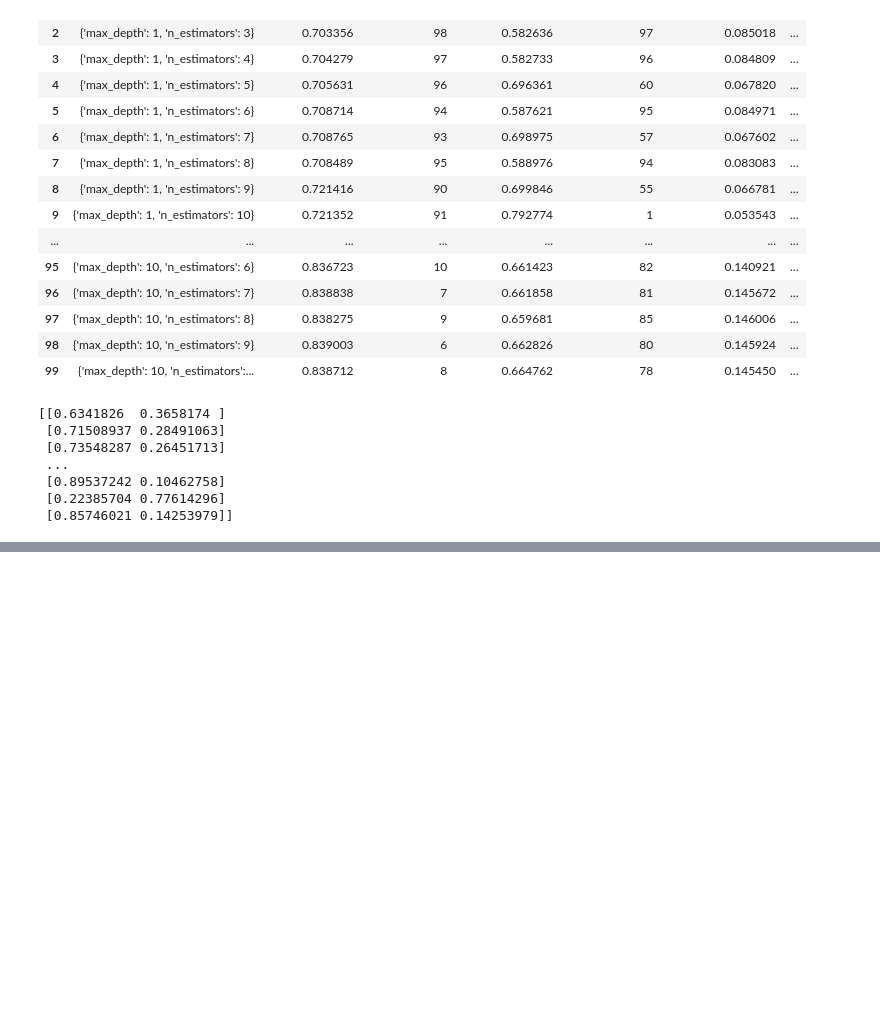
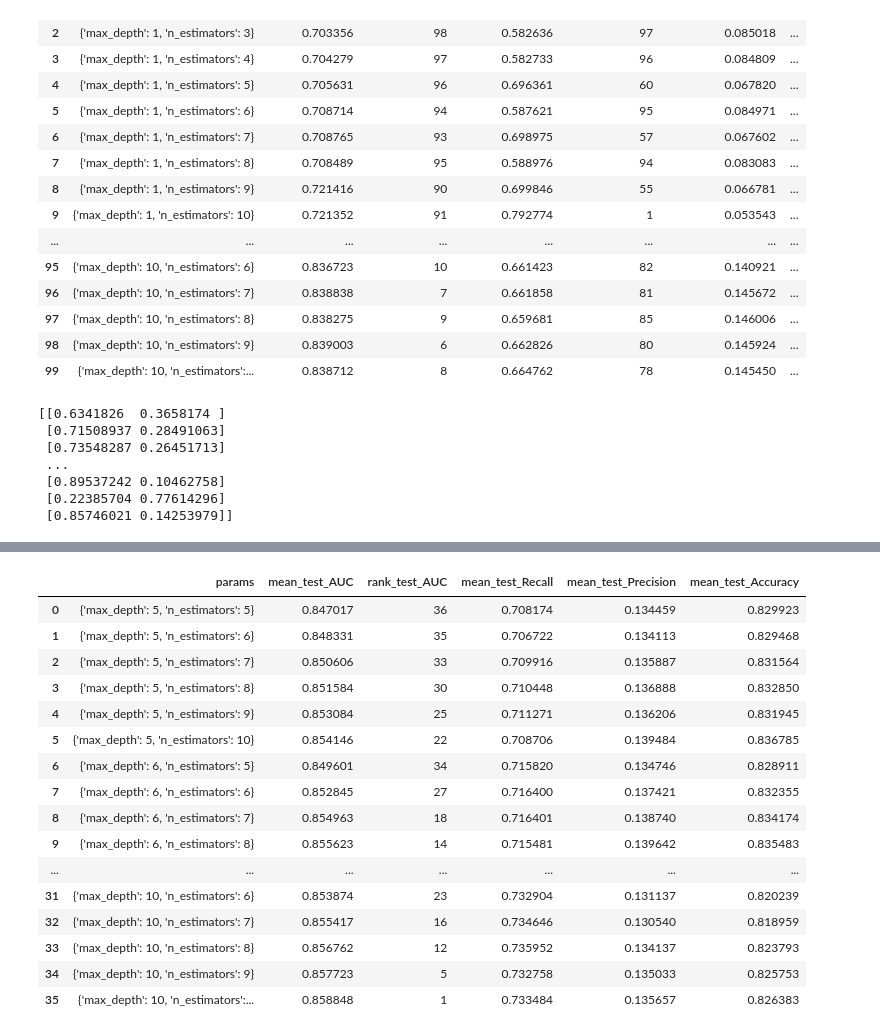
Before and after one commit to kparthan/ieee-fraud-detection, a Jupyter notebook: IEEE_Fraud_Detection.ipynb, the cells around one changed output, grey strips where cells are left out. Cells and saved outputs as stored; diff of their text form; code cells hidden in the pictures; blank space fills up the shorter version.

```diff
--- a/IEEE_Fraud_Detection.ipynb
+++ b/IEEE_Fraud_Detection.ipynb
@@ -1048,0 +1119,20 @@ print(optimal_model.feature_importances_) # note the attributes
+# %%
+grid_search_output[['params', 'mean_test_AUC', 'rank_test_AUC', 'mean_test_Recall', 'mean_test_Precision', 'mean_test_Accuracy']]
+# %% [output]
+|  | params | mean_test_AUC | rank_test_AUC | mean_test_Recall | mean_test_Precision | mean_test_Accuracy |
+| 0 | {'max_depth': 5, 'n_estimators': 5} | 0.847017 | 36 | 0.708174 | 0.134459 | 0.829923 |
+| 1 | {'max_depth': 5, 'n_estimators': 6} | 0.848331 | 35 | 0.706722 | 0.134113 | 0.829468 |
+| 2 | {'max_depth': 5, 'n_estimators': 7} | 0.850606 | 33 | 0.709916 | 0.135887 | 0.831564 |
+| 3 | {'max_depth': 5, 'n_estimators': 8} | 0.851584 | 30 | 0.710448 | 0.136888 | 0.832850 |
+| 4 | {'max_depth': 5, 'n_estimators': 9} | 0.853084 | 25 | 0.711271 | 0.136206 | 0.831945 |
+| 5 | {'max_depth': 5, 'n_estimators': 10} | 0.854146 | 22 | 0.708706 | 0.139484 | 0.836785 |
+| 6 | {'max_depth': 6, 'n_estimators': 5} | 0.849601 | 34 | 0.715820 | 0.134746 | 0.828911 |
+| 7 | {'max_depth': 6, 'n_estimators': 6} | 0.852845 | 27 | 0.716400 | 0.137421 | 0.832355 |
+| 8 | {'max_depth': 6, 'n_estimators': 7} | 0.854963 | 18 | 0.716401 | 0.138740 | 0.834174 |
+| 9 | {'max_depth': 6, 'n_estimators': 8} | 0.855623 | 14 | 0.715481 | 0.139642 | 0.835483 |
+| ... | ... | ... | ... | ... | ... | ... |
+| 31 | {'max_depth': 10, 'n_estimators': 6} | 0.853874 | 23 | 0.732904 | 0.131137 | 0.820239 |
+| 32 | {'max_depth': 10, 'n_estimators': 7} | 0.855417 | 16 | 0.734646 | 0.130540 | 0.818959 |
+| 33 | {'max_depth': 10, 'n_estimators': 8} | 0.856762 | 12 | 0.735952 | 0.134137 | 0.823793 |
+| 34 | {'max_depth': 10, 'n_estimators': 9} | 0.857723 | 5 | 0.732758 | 0.135033 | 0.825753 |
+| 35 | {'max_depth': 10, 'n_estimators':... | 0.858848 | 1 | 0.733484 | 0.135657 | 0.826383 |
```
Also changed, not shown: parts of 24 cells of this notebook.
